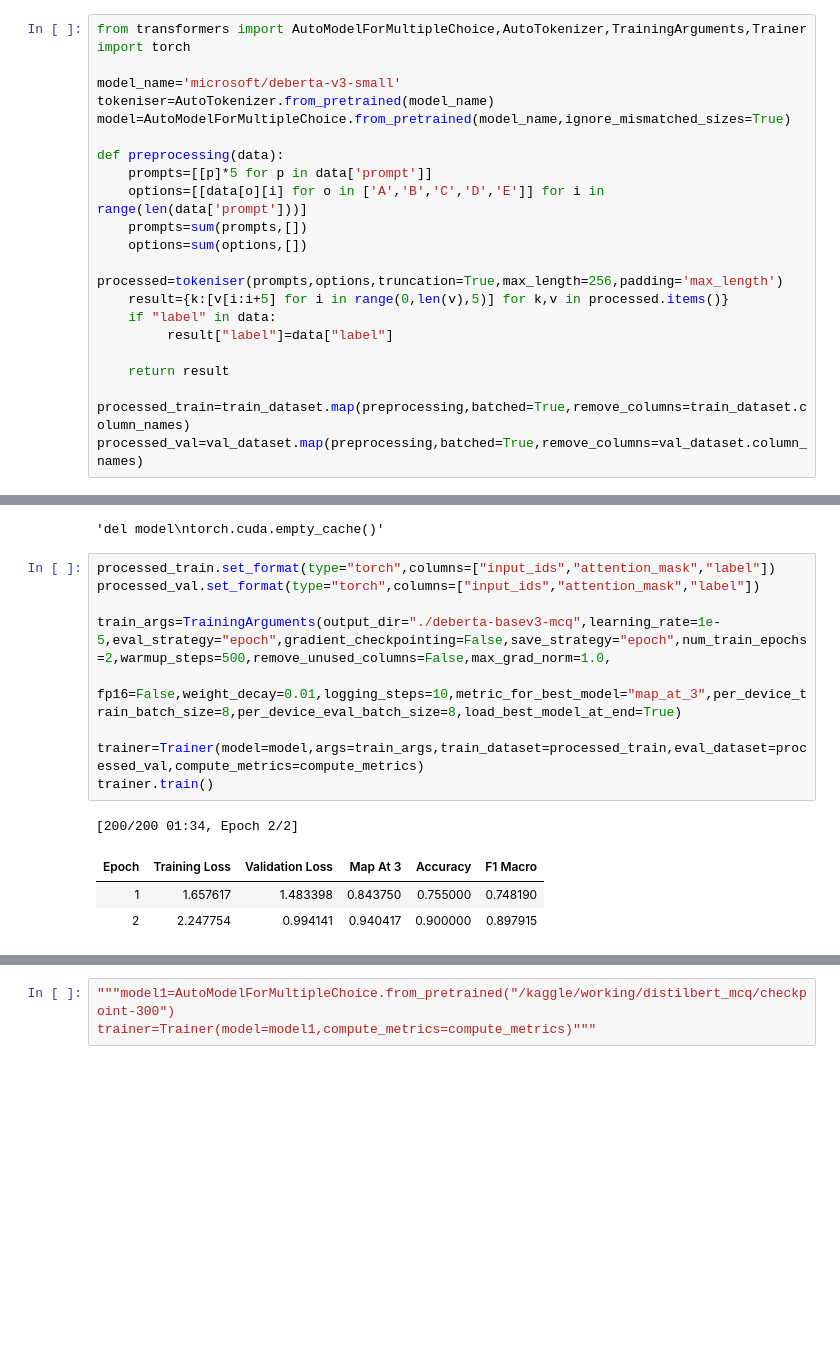
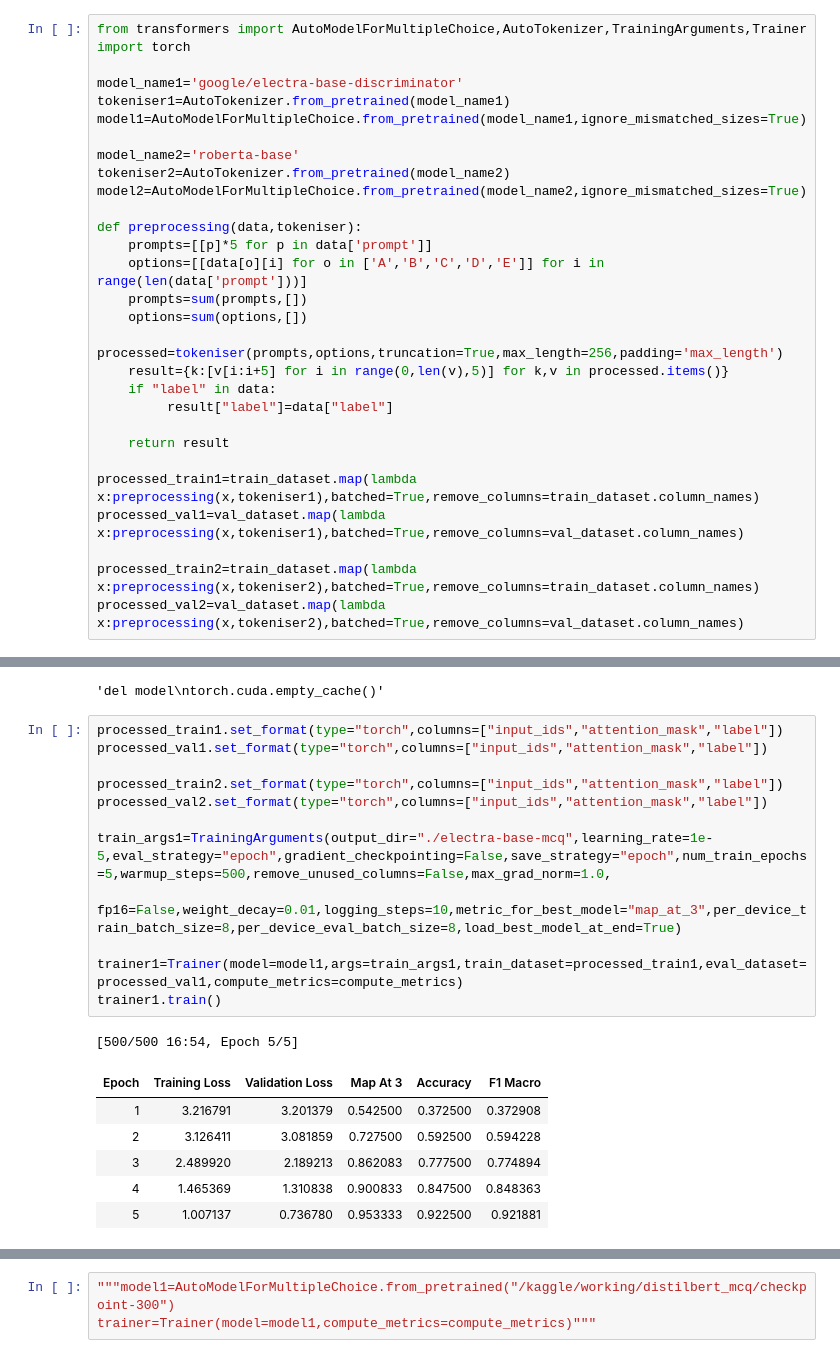
Before and after one commit to 24f2002314/DL-24f2002314-notebook-t22026, a Jupyter notebook: DL-24f2002314-notebook-t22026.ipynb, the cells around one changed output, grey strips where cells are left out. Saved outputs shown, nothing was run; the diff lists cells and outputs as text; blank space fills up the shorter version.

```diff
--- a/DL-24f2002314-notebook-t22026.ipynb
+++ b/DL-24f2002314-notebook-t22026.ipynb
@@ -602,11 +602,15 @@ val_dataset=Dataset.from_pandas(x_v.reset_index(drop=True))
 from transformers import AutoModelForMultipleChoice,AutoTokenizer,TrainingArguments,Trainer
 import torch
 
-model_name='microsoft/deberta-v3-small'
-tokeniser=AutoTokenizer.from_pretrained(model_name)
-model=AutoModelForMultipleChoice.from_pretrained(model_name,ignore_mismatched_sizes=True)
+model_name1='google/electra-base-discriminator'
+tokeniser1=AutoTokenizer.from_pretrained(model_name1)
+model1=AutoModelForMultipleChoice.from_pretrained(model_name1,ignore_mismatched_sizes=True)
 
-def preprocessing(data):
+model_name2='roberta-base'
+tokeniser2=AutoTokenizer.from_pretrained(model_name2)
+model2=AutoModelForMultipleChoice.from_pretrained(model_name2,ignore_mismatched_sizes=True)
+
+def preprocessing(data,tokeniser):
     prompts=[[p]*5 for p in data['prompt']]
     options=[[data[o][i] for o in ['A','B','C','D','E']] for i in range(len(data['prompt']))]
     prompts=sum(prompts,[])
@@ -618,6 +622,9 @@ def preprocessing(data):
 
     return result
 
-processed_train=train_dataset.map(preprocessing,batched=True,remove_columns=train_dataset.column_names)
-processed_val=val_dataset.map(preprocessing,batched=True,remove_columns=val_dataset.column_names)
+processed_train1=train_dataset.map(lambda x:preprocessing(x,tokeniser1),batched=True,remove_columns=train_dataset.column_names)
+processed_val1=val_dataset.map(lambda x:preprocessing(x,tokeniser1),batched=True,remove_columns=val_dataset.column_names)
+
+processed_train2=train_dataset.map(lambda x:preprocessing(x,tokeniser2),batched=True,remove_columns=train_dataset.column_names)
+processed_val2=val_dataset.map(lambda x:preprocessing(x,tokeniser2),batched=True,remove_columns=val_dataset.column_names)
 # %% [output]
@@ -655,16 +679,22 @@ torch.cuda.empty_cache()"""
 # %% [output]
 'del model\ntorch.cuda.empty_cache()'
 # %%
-processed_train.set_format(type="torch",columns=["input_ids","attention_mask","label"])
-processed_val.set_format(type="torch",columns=["input_ids","attention_mask","label"])
+processed_train1.set_format(type="torch",columns=["input_ids","attention_mask","label"])
+processed_val1.set_format(type="torch",columns=["input_ids","attention_mask","label"])
 
-train_args=TrainingArguments(output_dir="./deberta-basev3-mcq",learning_rate=1e-5,eval_strategy="epoch",gradient_checkpointing=False,save_strategy="epoch",num_train_epochs=2,warmup_steps=500,remove_unused_columns=False,max_grad_norm=1.0,
+processed_train2.set_format(type="torch",columns=["input_ids","attention_mask","label"])
+processed_val2.set_format(type="torch",columns=["input_ids","attention_mask","label"])
+
+train_args1=TrainingArguments(output_dir="./electra-base-mcq",learning_rate=1e-5,eval_strategy="epoch",gradient_checkpointing=False,save_strategy="epoch",num_train_epochs=5,warmup_steps=500,remove_unused_columns=False,max_grad_norm=1.0,
                              fp16=False,weight_decay=0.01,logging_steps=10,metric_for_best_model="map_at_3",per_device_train_batch_size=8,per_device_eval_batch_size=8,load_best_model_at_end=True)
 
-trainer=Trainer(model=model,args=train_args,train_dataset=processed_train,eval_dataset=processed_val,compute_metrics=compute_metrics)
-trainer.train()
+trainer1=Trainer(model=model1,args=train_args1,train_dataset=processed_train1,eval_dataset=processed_val1,compute_metrics=compute_metrics)
+trainer1.train()
 # %% [output]
-[200/200 01:34, Epoch 2/2]
+[500/500 16:54, Epoch 5/5]
 | Epoch | Training Loss | Validation Loss | Map At 3 | Accuracy | F1 Macro |
-| 1 | 1.657617 | 1.483398 | 0.843750 | 0.755000 | 0.748190 |
-| 2 | 2.247754 | 0.994141 | 0.940417 | 0.900000 | 0.897915 |
+| 1 | 3.216791 | 3.201379 | 0.542500 | 0.372500 | 0.372908 |
+| 2 | 3.126411 | 3.081859 | 0.727500 | 0.592500 | 0.594228 |
+| 3 | 2.489920 | 2.189213 | 0.862083 | 0.777500 | 0.774894 |
+| 4 | 1.465369 | 1.310838 | 0.900833 | 0.847500 | 0.848363 |
+| 5 | 1.007137 | 0.736780 | 0.953333 | 0.922500 | 0.921881 |
```
Also changed, not shown: parts of 16 cells of this notebook.
